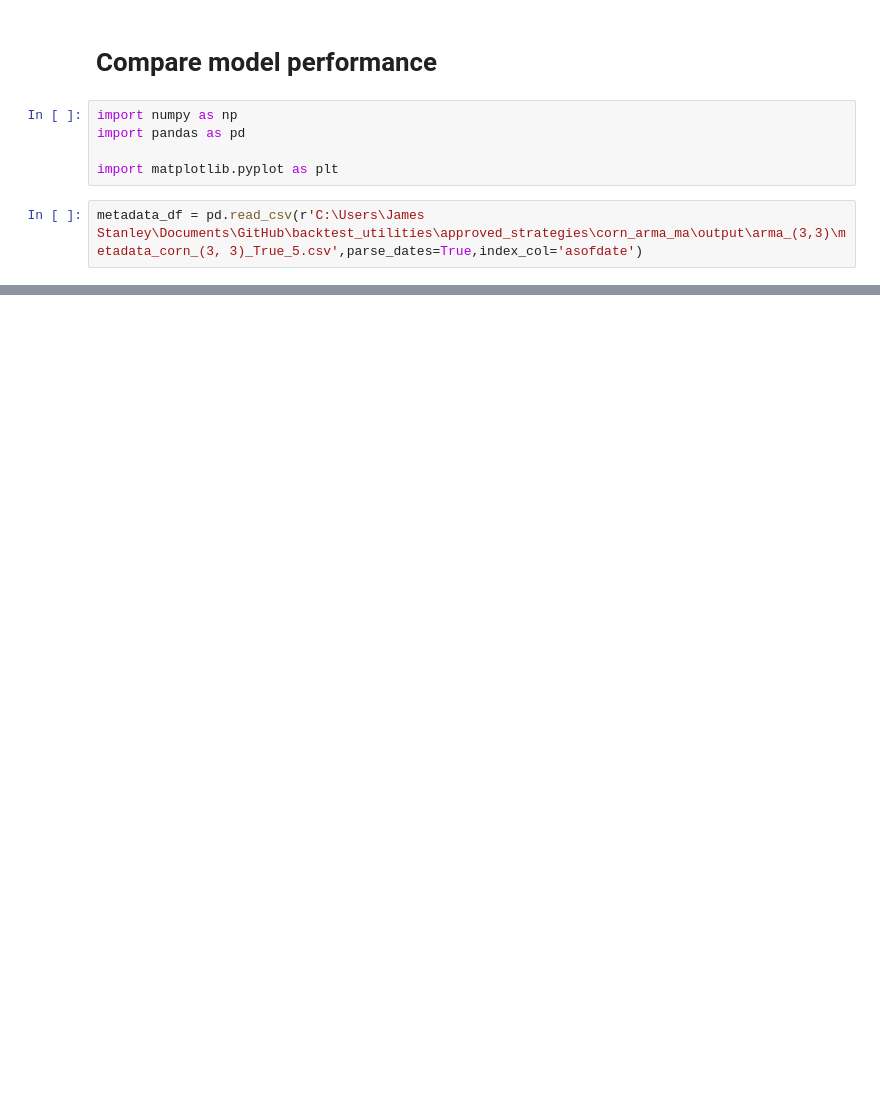
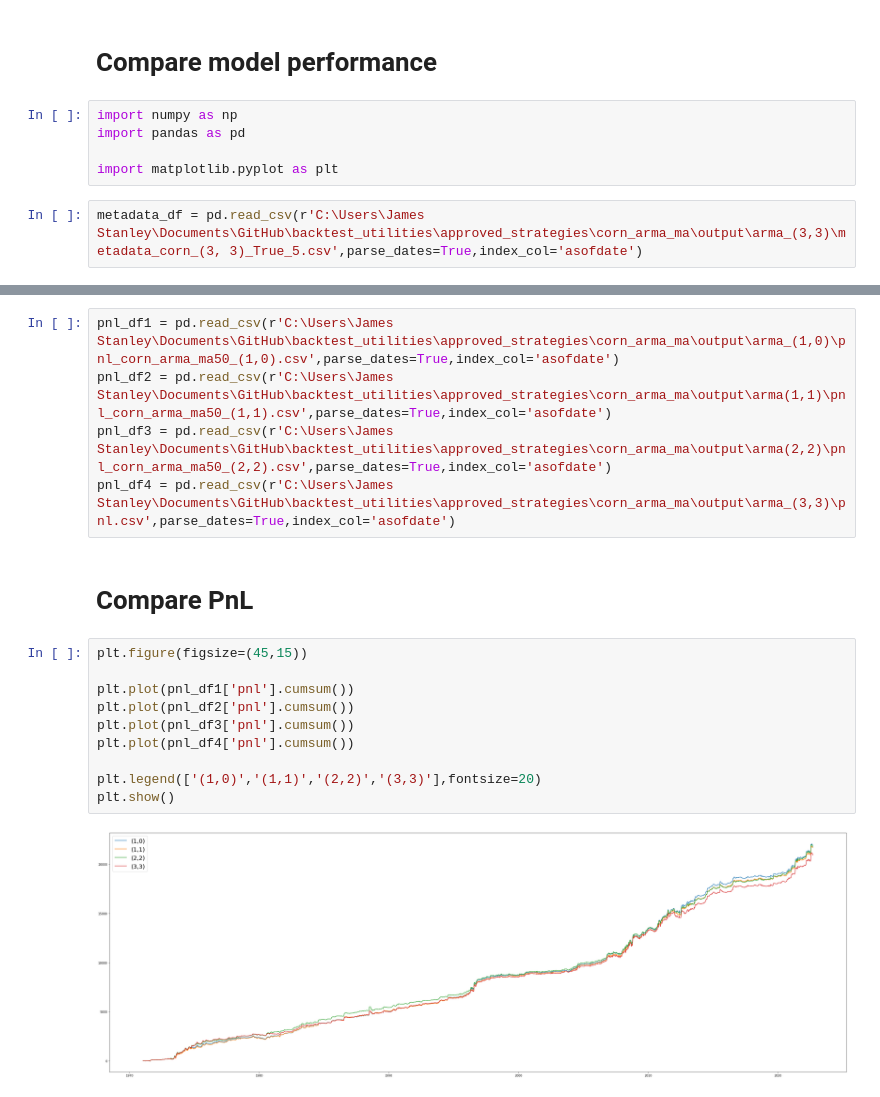
Before and after one commit to jamsyd/jamsydLibrary, a Jupyter notebook: approved_strategies/corn_arma_ma/documents/compare_performance.ipynb, the cells around one changed output, grey strips where cells are left out. Drawn from its saved outputs; the diff is of its cells as text; blank space fills up the shorter version.

```diff
--- a/approved_strategies/corn_arma_ma/documents/compare_performance.ipynb
+++ b/approved_strategies/corn_arma_ma/documents/compare_performance.ipynb
@@ -35,0 +45,19 @@ for i in range(1,metadata_df['order_p'][0]+1):
+# %%
+pnl_df1 = pd.read_csv(r'C:\Users\James Stanley\Documents\GitHub\backtest_utilities\approved_strategies\corn_arma_ma\output\arma_(1,0)\pnl_corn_arma_ma50_(1,0).csv',parse_dates=True,index_col='asofdate')
+pnl_df2 = pd.read_csv(r'C:\Users\James Stanley\Documents\GitHub\backtest_utilities\approved_strategies\corn_arma_ma\output\arma(1,1)\pnl_corn_arma_ma50_(1,1).csv',parse_dates=True,index_col='asofdate')
+pnl_df3 = pd.read_csv(r'C:\Users\James Stanley\Documents\GitHub\backtest_utilities\approved_strategies\corn_arma_ma\output\arma(2,2)\pnl_corn_arma_ma50_(2,2).csv',parse_dates=True,index_col='asofdate')
+pnl_df4 = pd.read_csv(r'C:\Users\James Stanley\Documents\GitHub\backtest_utilities\approved_strategies\corn_arma_ma\output\arma_(3,3)\pnl.csv',parse_dates=True,index_col='asofdate')
+# %% [markdown]
+# Compare PnL
+# %%
+plt.figure(figsize=(45,15))
+
+plt.plot(pnl_df1['pnl'].cumsum())
+plt.plot(pnl_df2['pnl'].cumsum())
+plt.plot(pnl_df3['pnl'].cumsum())
+plt.plot(pnl_df4['pnl'].cumsum())
+
+plt.legend(['(1,0)','(1,1)','(2,2)','(3,3)'],fontsize=20)
+plt.show()
+# %% [output]
+[figure, added]
```
Also changed, not shown: parts of 15 cells of this notebook, 11 other files.
